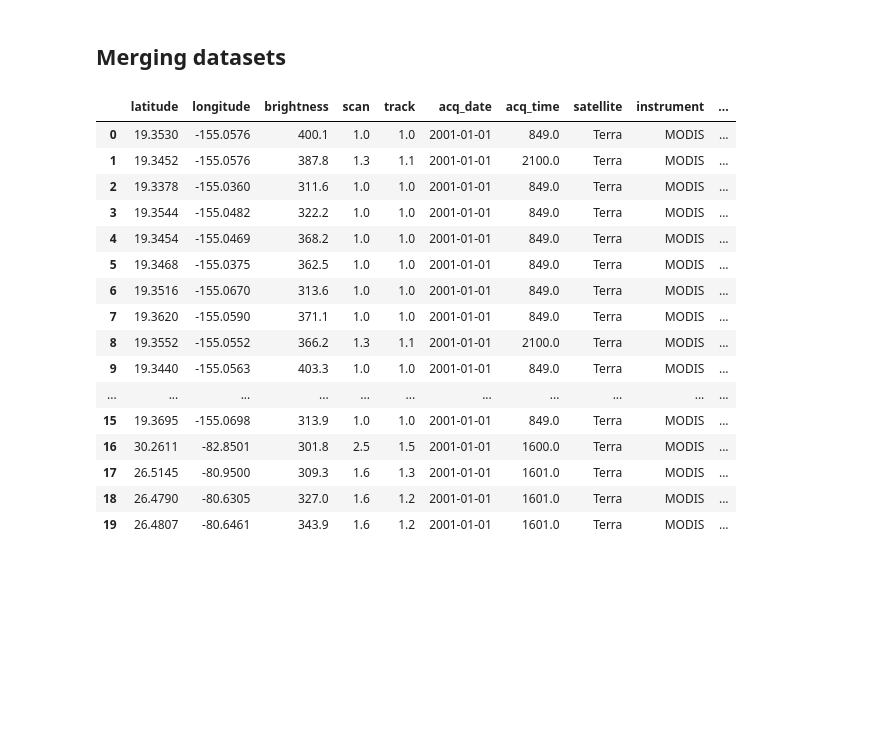
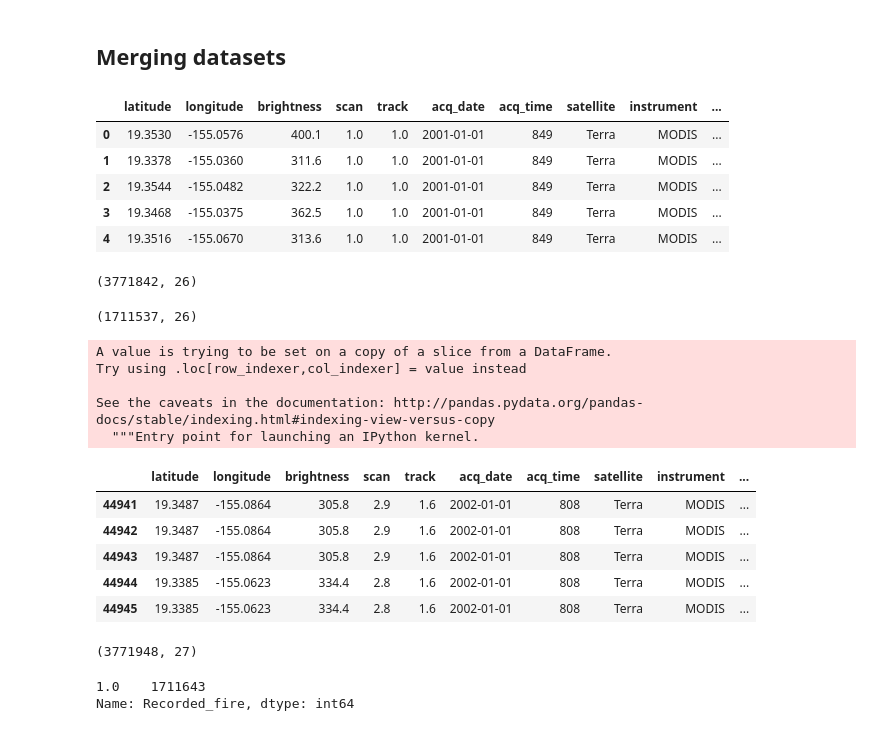
Before and after one commit to BloomTech-Labs/forest-fire-watch-ds, a Jupyter notebook: fires.ipynb, the cells around one changed output. Cells and saved outputs as stored; diff of their text form; code cells hidden in the pictures; blank space fills up the shorter version.

```diff
--- a/fires.ipynb
+++ b/fires.ipynb
@@ -237,0 +93,6 @@ past_modis_df.head()
+# %%
+# generalizing lat/lon to combine datasets
+
+modis_df["LAT_ROUND"] = round(modis_df["latitude"], 1)
+modis_df["LON_ROUND"] = round(modis_df["longitude"], 1)
+modis_df.head()
@@ -237,0 +106,7 @@ past_modis_df.head()
+# %%
+# adding Date and Year column to combine datasets on
+import datetime
+
+modis_df["DATE"] = pd.to_datetime(modis_df["acq_date"])
+modis_df["FIRE_YEAR"] = pd.DatetimeIndex(modis_df["DATE"]).year
+modis_df.head()
@@ -249,23 +131,52 @@ past_modis_df.head()
 # %% [markdown]
 ## Merging datasets
 # %%
-merged = pd.merge(past_modis_df, df_small, how='outer', on=['LAT_ROUND', 'LON_ROUND', 'DATE'])
-merged.head(20)
+merged = pd.merge(modis_df, df, how='left', on=['LAT_ROUND', 'LON_ROUND', 'FIRE_YEAR'])
+merged.head()
 # %% [output]
 |  | latitude | longitude | brightness | scan | track | acq_date | acq_time | satellite | instrument | ... |
-| 0 | 19.3530 | -155.0576 | 400.1 | 1.0 | 1.0 | 2001-01-01 | 849.0 | Terra | MODIS | ... |
-| 1 | 19.3452 | -155.0576 | 387.8 | 1.3 | 1.1 | 2001-01-01 | 2100.0 | Terra | MODIS | ... |
-| 2 | 19.3378 | -155.0360 | 311.6 | 1.0 | 1.0 | 2001-01-01 | 849.0 | Terra | MODIS | ... |
-| 3 | 19.3544 | -155.0482 | 322.2 | 1.0 | 1.0 | 2001-01-01 | 849.0 | Terra | MODIS | ... |
-| 4 | 19.3454 | -155.0469 | 368.2 | 1.0 | 1.0 | 2001-01-01 | 849.0 | Terra | MODIS | ... |
-| 5 | 19.3468 | -155.0375 | 362.5 | 1.0 | 1.0 | 2001-01-01 | 849.0 | Terra | MODIS | ... |
-| 6 | 19.3516 | -155.0670 | 313.6 | 1.0 | 1.0 | 2001-01-01 | 849.0 | Terra | MODIS | ... |
-| 7 | 19.3620 | -155.0590 | 371.1 | 1.0 | 1.0 | 2001-01-01 | 849.0 | Terra | MODIS | ... |
-| 8 | 19.3552 | -155.0552 | 366.2 | 1.3 | 1.1 | 2001-01-01 | 2100.0 | Terra | MODIS | ... |
-| 9 | 19.3440 | -155.0563 | 403.3 | 1.0 | 1.0 | 2001-01-01 | 849.0 | Terra | MODIS | ... |
-| ... | ... | ... | ... | ... | ... | ... | ... | ... | ... | ... |
-| 15 | 19.3695 | -155.0698 | 313.9 | 1.0 | 1.0 | 2001-01-01 | 849.0 | Terra | MODIS | ... |
-| 16 | 30.2611 | -82.8501 | 301.8 | 2.5 | 1.5 | 2001-01-01 | 1600.0 | Terra | MODIS | ... |
-| 17 | 26.5145 | -80.9500 | 309.3 | 1.6 | 1.3 | 2001-01-01 | 1601.0 | Terra | MODIS | ... |
-| 18 | 26.4790 | -80.6305 | 327.0 | 1.6 | 1.2 | 2001-01-01 | 1601.0 | Terra | MODIS | ... |
-| 19 | 26.4807 | -80.6461 | 343.9 | 1.6 | 1.2 | 2001-01-01 | 1601.0 | Terra | MODIS | ... |
+| 0 | 19.3530 | -155.0576 | 400.1 | 1.0 | 1.0 | 2001-01-01 | 849 | Terra | MODIS | ... |
+| 1 | 19.3378 | -155.0360 | 311.6 | 1.0 | 1.0 | 2001-01-01 | 849 | Terra | MODIS | ... |
+| 2 | 19.3544 | -155.0482 | 322.2 | 1.0 | 1.0 | 2001-01-01 | 849 | Terra | MODIS | ... |
+| 3 | 19.3468 | -155.0375 | 362.5 | 1.0 | 1.0 | 2001-01-01 | 849 | Terra | MODIS | ... |
+| 4 | 19.3516 | -155.0670 | 313.6 | 1.0 | 1.0 | 2001-01-01 | 849 | Terra | MODIS | ... |
+# %%
+merged.shape
+# %% [output]
+(3771842, 26)
+# %%
+# these are the recorded fires
+
+matches = merged.dropna()
+matches.shape
+# %% [output]
+(1711537, 26)
+# %%
+# create column of ones to add to these matched rows
+
+matches["Recorded_fire"] = np.ones(1711537)
+matches.head()
+# %% [output]
+A value is trying to be set on a copy of a slice from a DataFrame.
+Try using .loc[row_indexer,col_indexer] = value instead
+
+See the caveats in the documentation: http://pandas.pydata.org/pandas-docs/stable/indexing.html#indexing-view-versus-copy
+  """Entry point for launching an IPython kernel.
+|  | latitude | longitude | brightness | scan | track | acq_date | acq_time | satellite | instrument | ... |
+| 44941 | 19.3487 | -155.0864 | 305.8 | 2.9 | 1.6 | 2002-01-01 | 808 | Terra | MODIS | ... |
+| 44942 | 19.3487 | -155.0864 | 305.8 | 2.9 | 1.6 | 2002-01-01 | 808 | Terra | MODIS | ... |
+| 44943 | 19.3487 | -155.0864 | 305.8 | 2.9 | 1.6 | 2002-01-01 | 808 | Terra | MODIS | ... |
+| 44944 | 19.3385 | -155.0623 | 334.4 | 2.8 | 1.6 | 2002-01-01 | 808 | Terra | MODIS | ... |
+| 44945 | 19.3385 | -155.0623 | 334.4 | 2.8 | 1.6 | 2002-01-01 | 808 | Terra | MODIS | ... |
+# %%
+# merge back with full dataframe
+
+#remerged = pd.merge(merged, matches, how='outer')
+remerged.shape
+# %% [output]
+(3771948, 27)
+# %%
+remerged["Recorded_fire"].value_counts()
+# %% [output]
+1.0    1711643
+Name: Recorded_fire, dtype: int64
```
Also changed, not shown: parts of 42 cells of this notebook.
